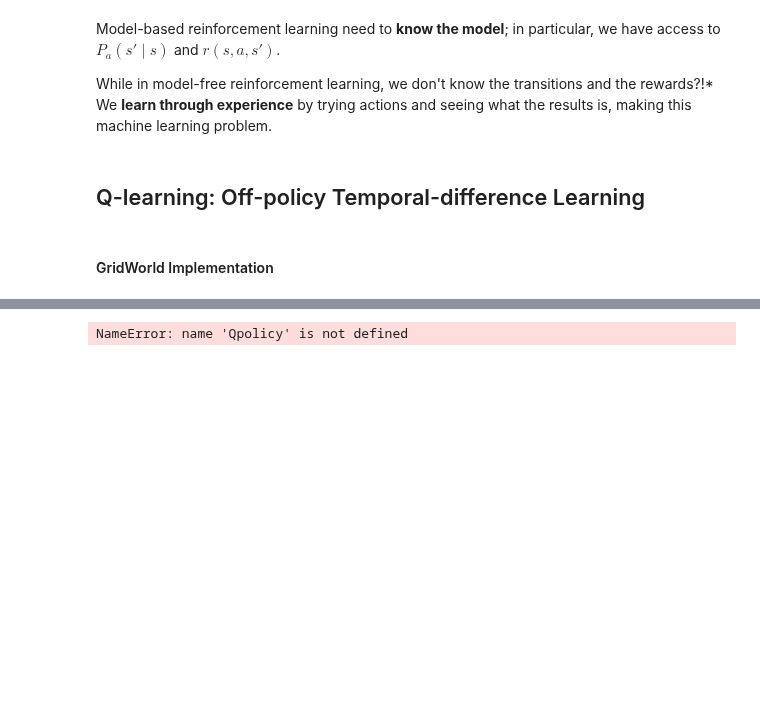
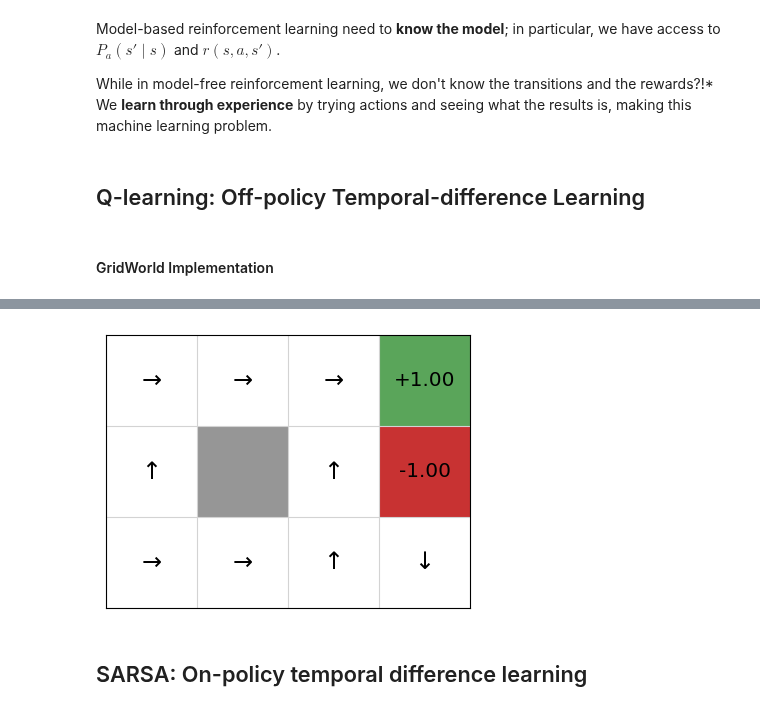
Before and after one commit to yshenbj/rl, a Jupyter notebook: rl_tutorial/temporal_difference.ipynb, the cells around one changed output, grey strips where cells are left out. Saved outputs shown, nothing was run; the diff lists cells and outputs as text; code cells hidden in the pictures; blank space fills up the shorter version.

```diff
--- a/rl_tutorial/temporal_difference.ipynb
+++ b/rl_tutorial/temporal_difference.ipynb
@@ -1189,5 +1218,7 @@ gridworld.visualise_q_function(qfunction, "Q-Function", grid_size=1.5)
 # %%
-policy = Qpolicy(qfunction)
+policy = QPolicy(qfunction)
 gridworld.visualise_policy(policy)
 # %% [output]
-NameError: name 'Qpolicy' is not defined
+[figure, added]
+# %% [markdown]
+## SARSA: On-policy temporal difference learning
```
Also changed, not shown: parts of 40 cells of this notebook, 2 other files.
